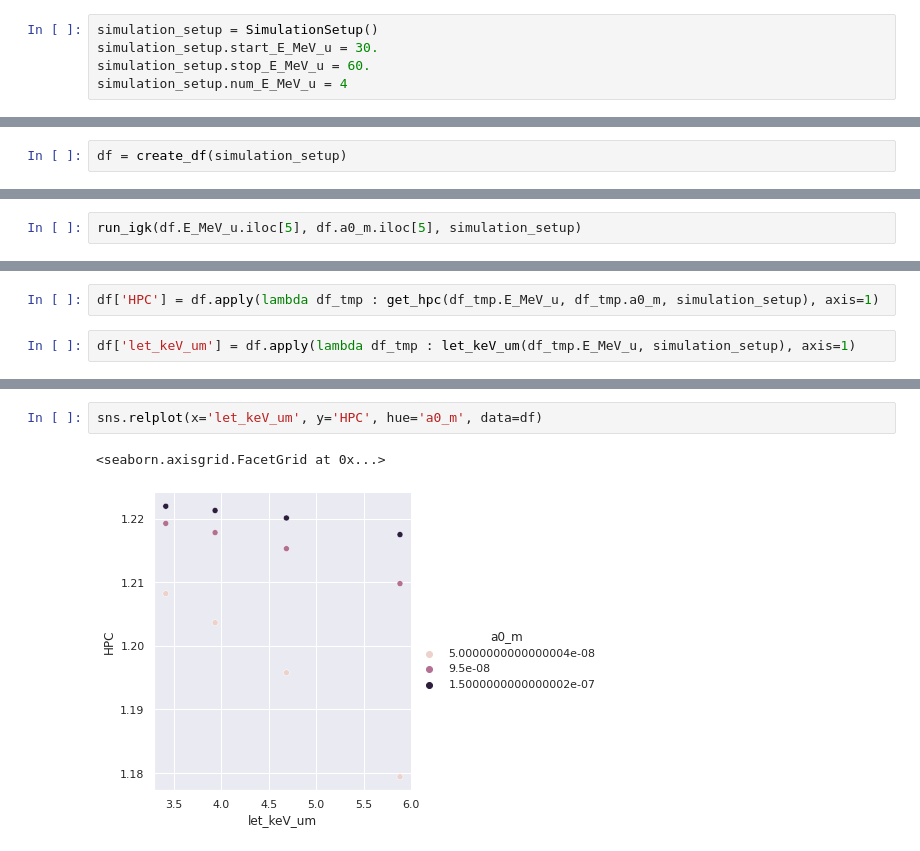
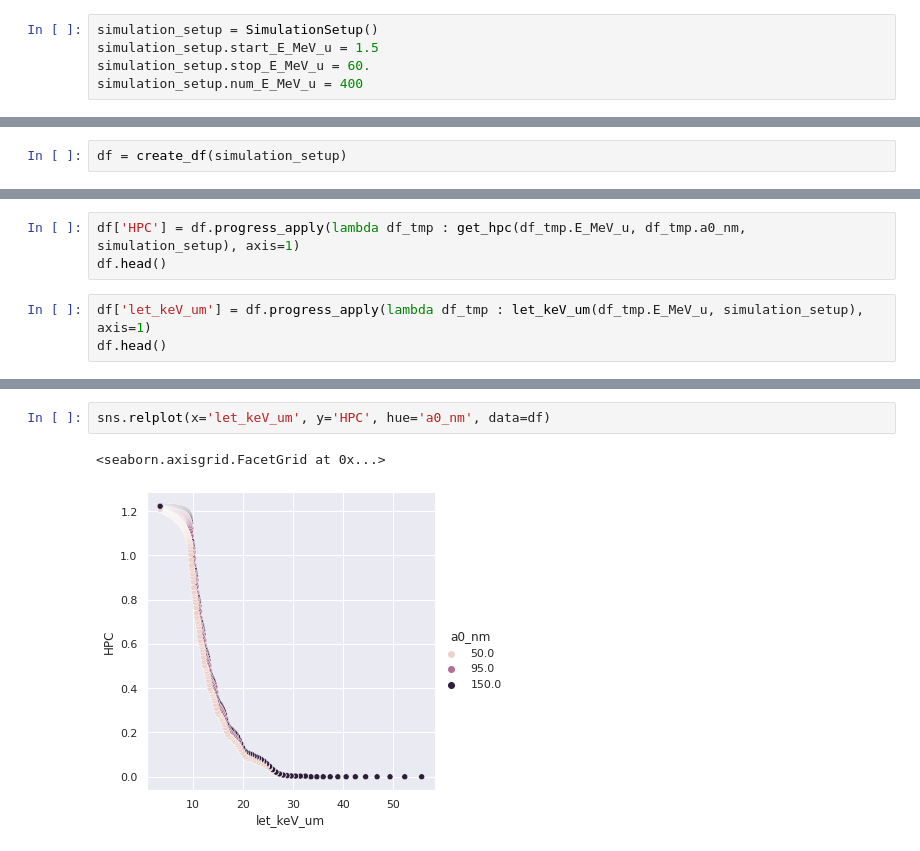
Before and after one commit to grzanka/libamtrack3d_dosimetry, a Jupyter notebook: model.ipynb, the cells around one changed output, grey strips where cells are left out. Cells and saved outputs as stored; diff of their text form.

```diff
--- a/model.ipynb
+++ b/model.ipynb
@@ -7,8 +13,8 @@ from helper import create_df, fluence_cm2, eloss_MeV, run_igk, get_hpc, let_keV_
 # %%
 simulation_setup = SimulationSetup()
-simulation_setup.start_E_MeV_u = 30.
+simulation_setup.start_E_MeV_u = 1.5
 simulation_setup.stop_E_MeV_u = 60.
-simulation_setup.num_E_MeV_u = 4
+simulation_setup.num_E_MeV_u = 400
 # %%
 simulation_setup
 # %% [output]
@@ -42,2 +59,0 @@ eloss_MeV(df.E_MeV_u.iloc[-1], simulation_setup)
-# %%
-run_igk(df.E_MeV_u.iloc[5], df.a0_m.iloc[5], simulation_setup)
@@ -56,4 +60,6 @@ get_hpc(df.E_MeV_u.iloc[-1], df.a0_m.iloc[-1], simulation_setup)
 # %%
-df['HPC'] = df.apply(lambda df_tmp : get_hpc(df_tmp.E_MeV_u, df_tmp.a0_m, simulation_setup), axis=1)
+df['HPC'] = df.progress_apply(lambda df_tmp : get_hpc(df_tmp.E_MeV_u, df_tmp.a0_nm, simulation_setup), axis=1)
+df.head()
 # %%
-df['let_keV_um'] = df.apply(lambda df_tmp : let_keV_um(df_tmp.E_MeV_u, simulation_setup), axis=1)
+df['let_keV_um'] = df.progress_apply(lambda df_tmp : let_keV_um(df_tmp.E_MeV_u, simulation_setup), axis=1)
+df.head()
@@ -76,5 +73,5 @@ df
 # %%
-sns.relplot(x='let_keV_um', y='HPC', hue='a0_m', data=df)
+sns.relplot(x='let_keV_um', y='HPC', hue='a0_nm', data=df)
 # %% [output]
 <seaborn.axisgrid.FacetGrid at 0x...>
-[figure, old version]
+[figure, new version]
```
Also changed, not shown: parts of 11 cells of this notebook, 5 other files.
